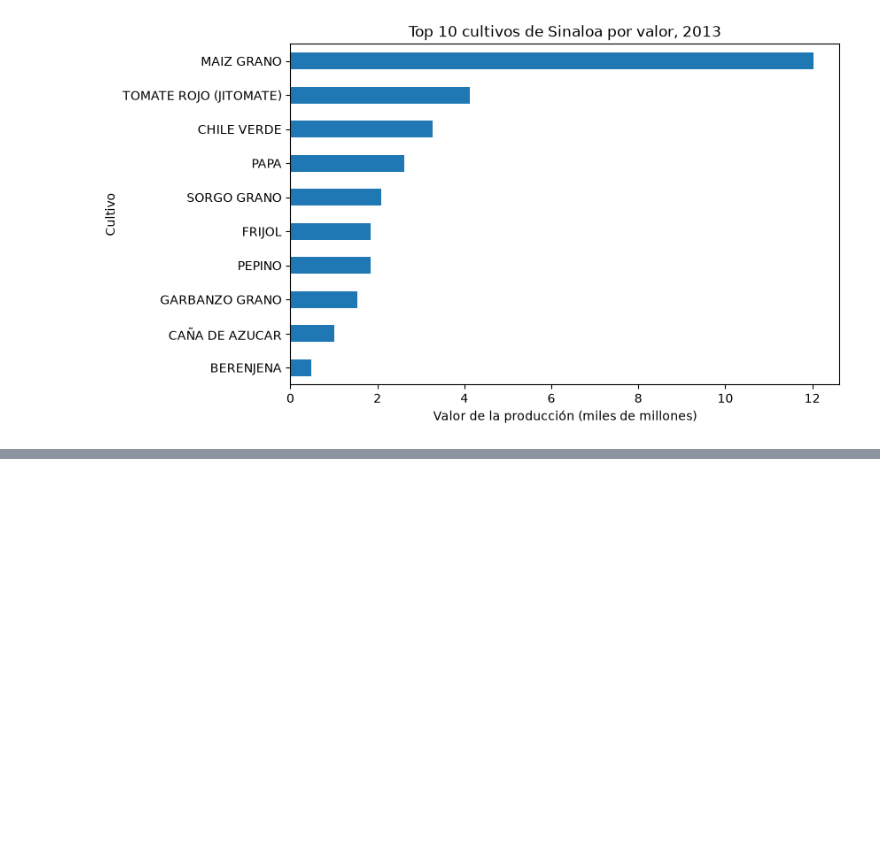
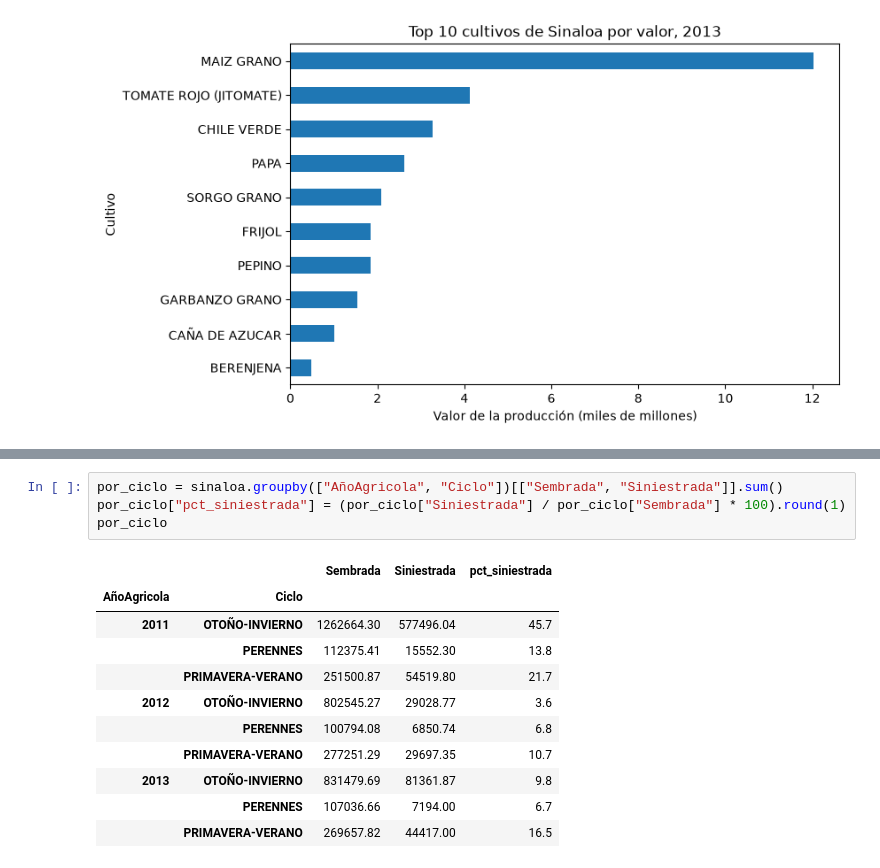
Before and after one commit to carlos-aispuro/agro-sinaloa, a Jupyter notebook: notebooks/01_exploracion.ipynb, the cells around one changed output, grey strips where cells are left out. Saved outputs shown, nothing was run; the diff lists cells and outputs as text; blank space fills up the shorter version.

```diff
--- a/notebooks/01_exploracion.ipynb
+++ b/notebooks/01_exploracion.ipynb
@@ -110,0 +260,16 @@ plt.show()
+# %%
+por_ciclo = sinaloa.groupby(["AñoAgricola", "Ciclo"])[["Sembrada", "Siniestrada"]].sum()
+por_ciclo["pct_siniestrada"] = (por_ciclo["Siniestrada"] / por_ciclo["Sembrada"] * 100).round(1)
+por_ciclo
+# %% [output]
+|  |  | Sembrada | Siniestrada | pct_siniestrada |
+| AñoAgricola | Ciclo |  |  |  |
+| 2011 | OTOÑO-INVIERNO | 1262664.30 | 577496.04 | 45.7 |
+|  | PERENNES | 112375.41 | 15552.30 | 13.8 |
+|  | PRIMAVERA-VERANO | 251500.87 | 54519.80 | 21.7 |
+| 2012 | OTOÑO-INVIERNO | 802545.27 | 29028.77 | 3.6 |
+|  | PERENNES | 100794.08 | 6850.74 | 6.8 |
+|  | PRIMAVERA-VERANO | 277251.29 | 29697.35 | 10.7 |
+| 2013 | OTOÑO-INVIERNO | 831479.69 | 81361.87 | 9.8 |
+|  | PERENNES | 107036.66 | 7194.00 | 6.7 |
+|  | PRIMAVERA-VERANO | 269657.82 | 44417.00 | 16.5 |
```
Also changed, not shown: parts of 13 cells of this notebook.
